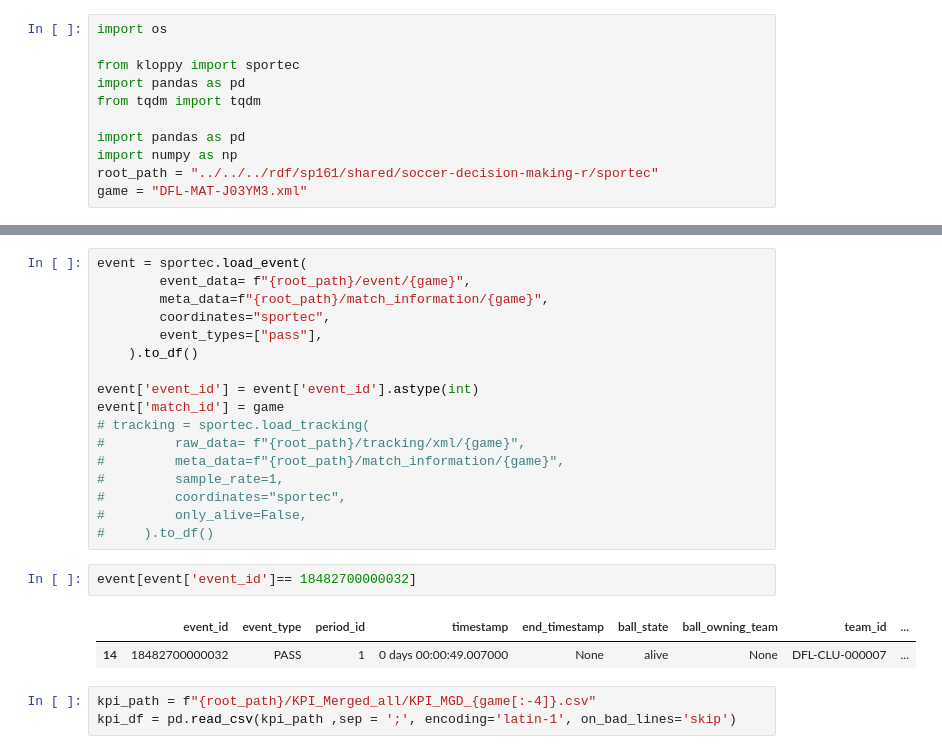
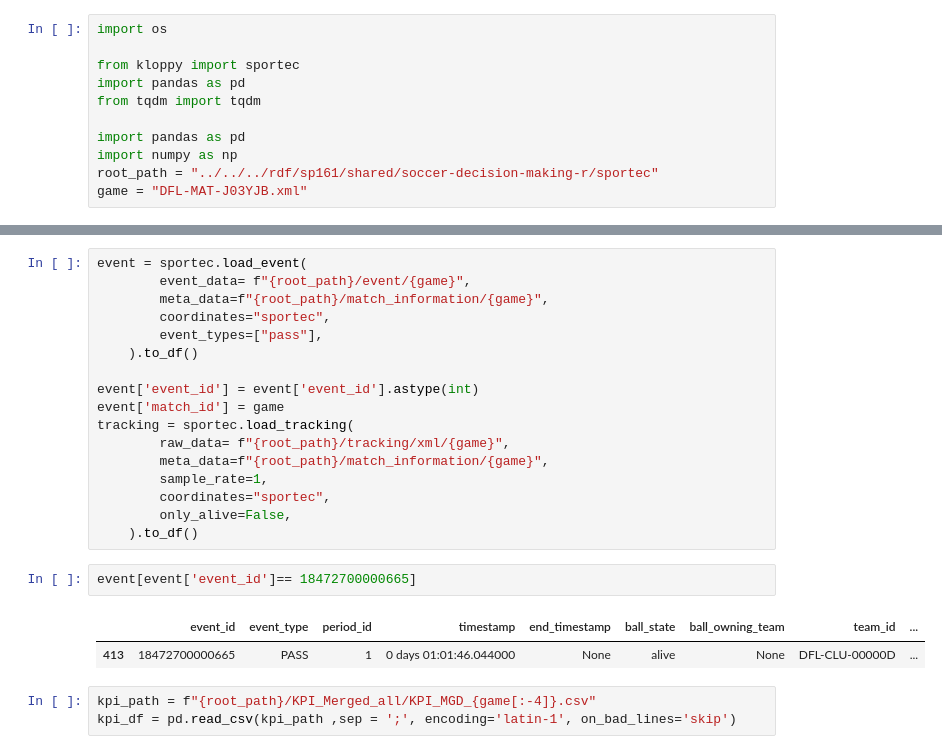
Before and after one commit to saberpowers/soccer-decision-making-r, a Jupyter notebook: scripts/sandbox/kloppy_test.ipynb, the cells around one changed output, grey strips where cells are left out. Drawn from its saved outputs; the diff is of its cells as text.

```diff
--- a/scripts/sandbox/kloppy_test.ipynb
+++ b/scripts/sandbox/kloppy_test.ipynb
@@ -8,4 +8,4 @@ from tqdm import tqdm
 import pandas as pd
 import numpy as np
 root_path = "../../../rdf/sp161/shared/soccer-decision-making-r/sportec"
-game = "DFL-MAT-J03YM3.xml"
+game = "DFL-MAT-J03YJB.xml"
@@ -19,18 +61,18 @@ event = sportec.load_event(
 
 event['event_id'] = event['event_id'].astype(int)
 event['match_id'] = game
-# tracking = sportec.load_tracking(
-#         raw_data= f"{root_path}/tracking/xml/{game}",
-#         meta_data=f"{root_path}/match_information/{game}",
-#         sample_rate=1,
-#         coordinates="sportec",
-#         only_alive=False,
-#     ).to_df()
+tracking = sportec.load_tracking(
+        raw_data= f"{root_path}/tracking/xml/{game}",
+        meta_data=f"{root_path}/match_information/{game}",
+        sample_rate=1,
+        coordinates="sportec",
+        only_alive=False,
+    ).to_df()
 # %%
-event[event['event_id']== 18482700000032]
+event[event['event_id']== 18472700000665]
 # %% [output]
 |  | event_id | event_type | period_id | timestamp | end_timestamp | ball_state | ball_owning_team | team_id | ... |
-| 14 | 18482700000032 | PASS | 1 | 0 days 00:00:49.007000 | None | alive | None | DFL-CLU-000007 | ... |
+| 413 | 18472700000665 | PASS | 1 | 0 days 01:01:46.044000 | None | alive | None | DFL-CLU-00000D | ... |
 # %%
 kpi_path = f"{root_path}/KPI_Merged_all/KPI_MGD_{game[:-4]}.csv"
 kpi_df = pd.read_csv(kpi_path ,sep = ';', encoding='latin-1', on_bad_lines='skip')
```
Also changed, not shown: parts of 5 cells of this notebook, 3 other files.
